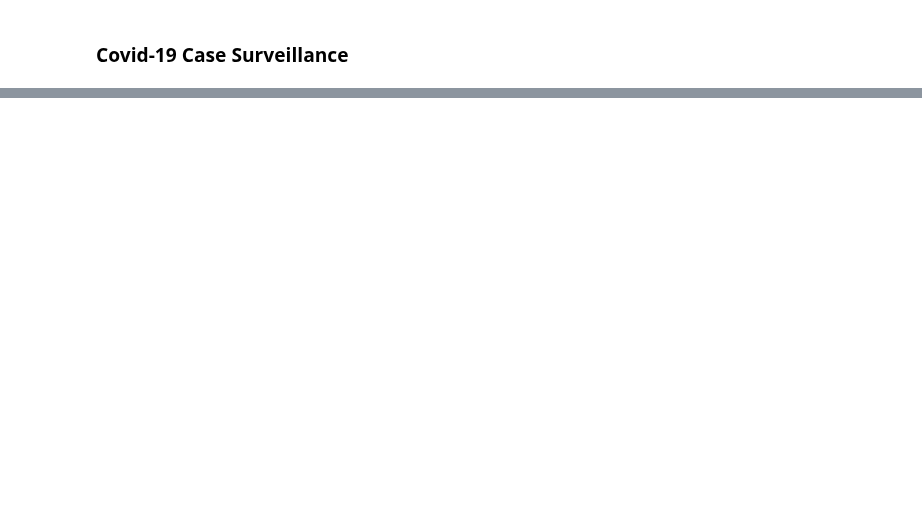
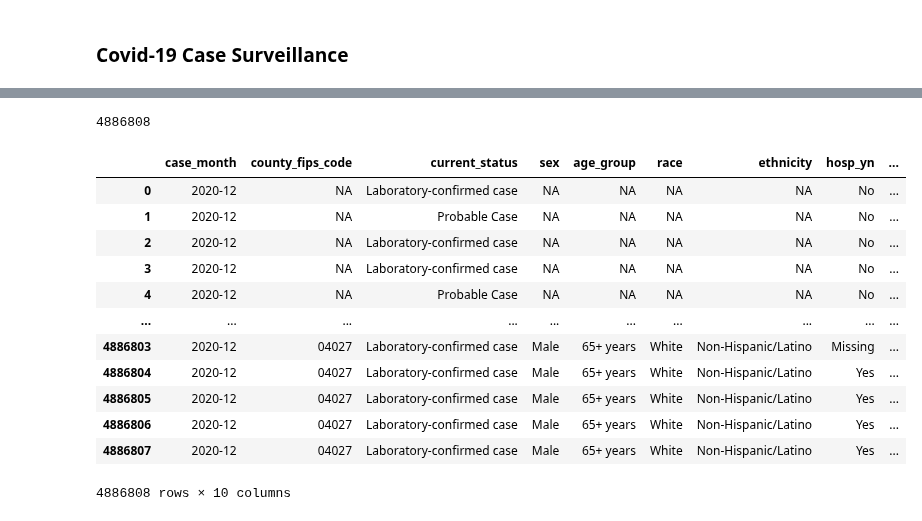
Before and after one commit to mgeffroy/P1-US-COVID-19-Vaccination-Campaign, a Jupyter notebook: P1_Data_Architecture.ipynb, the cells around one changed output, grey strips where cells are left out. Cells and saved outputs as stored; diff of their text form; code cells hidden in the pictures; blank space fills up the shorter version.

```diff
--- a/P1_Data_Architecture.ipynb
+++ b/P1_Data_Architecture.ipynb
@@ -244,0 +201,40 @@ cases_df.tail()
+# %%
+months = ['2020-01', '2020-02', '2020-03', '2020-04', '2020-05', '2020-06',
+          '2020-07', '2020-08', '2020-09', '2020-10', '2020-11', '2020-12',
+          '2021-01', '2021-02', '2021-03', '2021-04']
+
+fields = 'case_month, county_fips_code, current_status, sex, age_group, race, ethnicity, hosp_yn, icu_yn, death_yn'
+# %%
+query_url = "https://data.cdc.gov/resource/n8mc-b4w4.json?"
+
+params = {
+    '$$app_token': cdc_token,
+    '$limit': 25000000,
+    '$offset': 0,
+    'case_month': months[11],
+    '$select': fields
+}
+# %%
+response_month = requests.get(query_url, params=params).json()
+# %%
+# response_month
+len(response_month)
+# %% [output]
+4886808
+# %%
+response_df = pd.DataFrame(response_month)
+response_df
+# %% [output]
+|  | case_month | county_fips_code | current_status | sex | age_group | race | ethnicity | hosp_yn | ... |
+| 0 | 2020-12 | NA | Laboratory-confirmed case | NA | NA | NA | NA | No | ... |
+| 1 | 2020-12 | NA | Probable Case | NA | NA | NA | NA | No | ... |
+| 2 | 2020-12 | NA | Laboratory-confirmed case | NA | NA | NA | NA | No | ... |
+| 3 | 2020-12 | NA | Laboratory-confirmed case | NA | NA | NA | NA | No | ... |
+| 4 | 2020-12 | NA | Probable Case | NA | NA | NA | NA | No | ... |
+| ... | ... | ... | ... | ... | ... | ... | ... | ... | ... |
+| 4886803 | 2020-12 | 04027 | Laboratory-confirmed case | Male | 65+ years | White | Non-Hispanic/Latino | Missing | ... |
+| 4886804 | 2020-12 | 04027 | Laboratory-confirmed case | Male | 65+ years | White | Non-Hispanic/Latino | Yes | ... |
+| 4886805 | 2020-12 | 04027 | Laboratory-confirmed case | Male | 65+ years | White | Non-Hispanic/Latino | Yes | ... |
+| 4886806 | 2020-12 | 04027 | Laboratory-confirmed case | Male | 65+ years | White | Non-Hispanic/Latino | Yes | ... |
+| 4886807 | 2020-12 | 04027 | Laboratory-confirmed case | Male | 65+ years | White | Non-Hispanic/Latino | Yes | ... |
+4886808 rows × 10 columns
```
Also changed, not shown: parts of 28 cells of this notebook.
